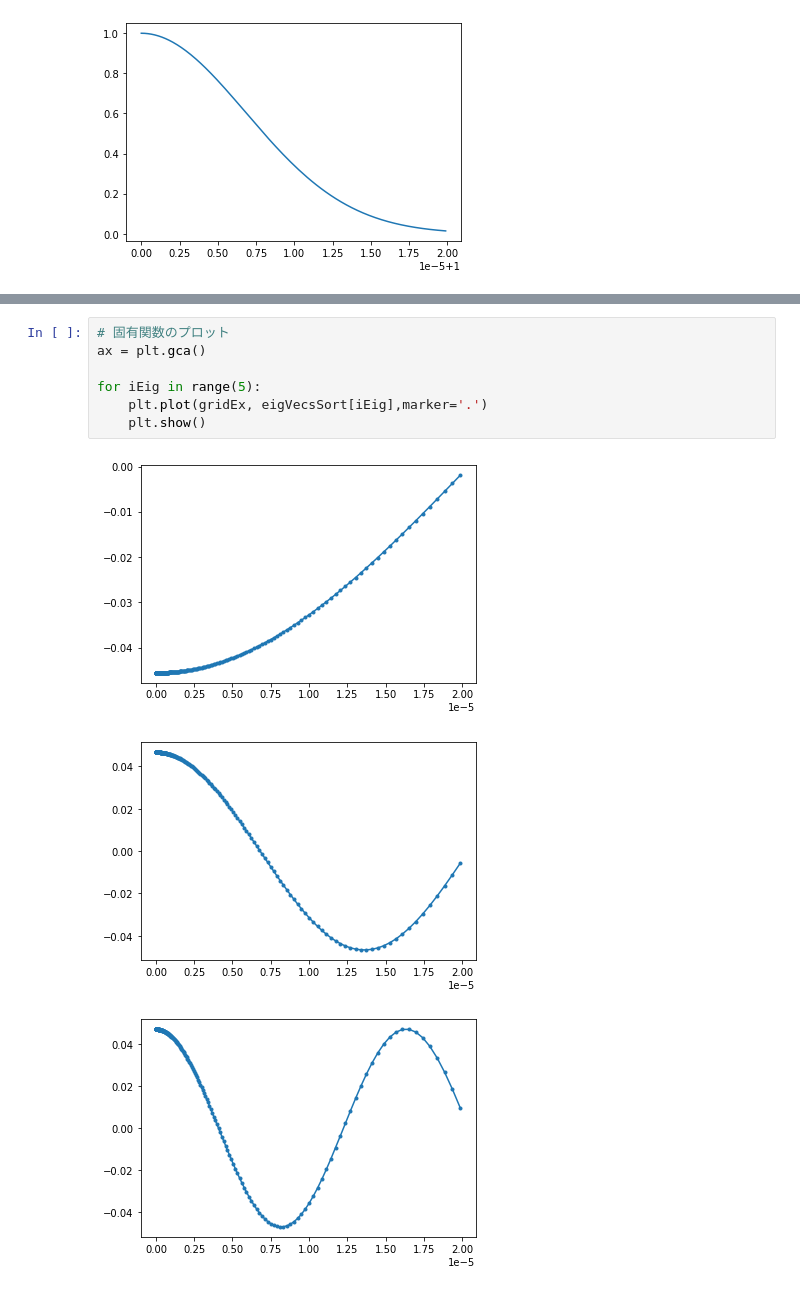
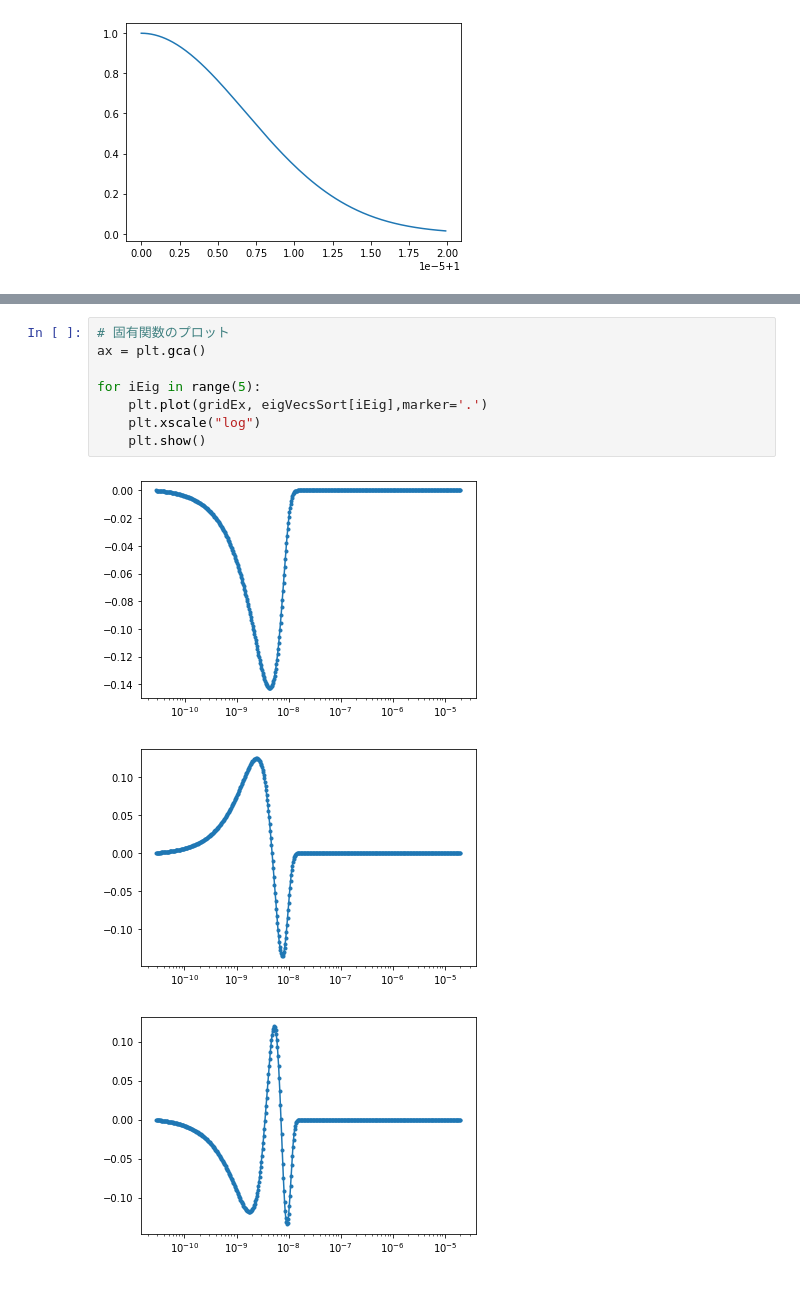
Before and after one commit to Koichi-Miyamoto/StochasticInflationDiffOpEigen, a Jupyter notebook: Hilltop1Dp=4M=1e-2_Log.ipynb, the cells around one changed output, grey strips where cells are left out. Drawn from its saved outputs; the diff is of its cells as text.

```diff
--- a/Hilltop1Dp=4M=1e-2_Log.ipynb
+++ b/Hilltop1Dp=4M=1e-2_Log.ipynb
@@ -136,11 +134,12 @@ plt.show()
 # %%
 # 固有関数のプロット
 ax = plt.gca()
 
 for iEig in range(5):
     plt.plot(gridEx, eigVecsSort[iEig],marker='.')
+    plt.xscale("log")
     plt.show()
 # %% [output]
-[figure, old version]
+[figure, new version]
-[figure, old version]
+[figure, new version]
-[figure, old version]
+[figure, new version]
```
Also changed, not shown: parts of 15 cells of this notebook, 1 other file.
